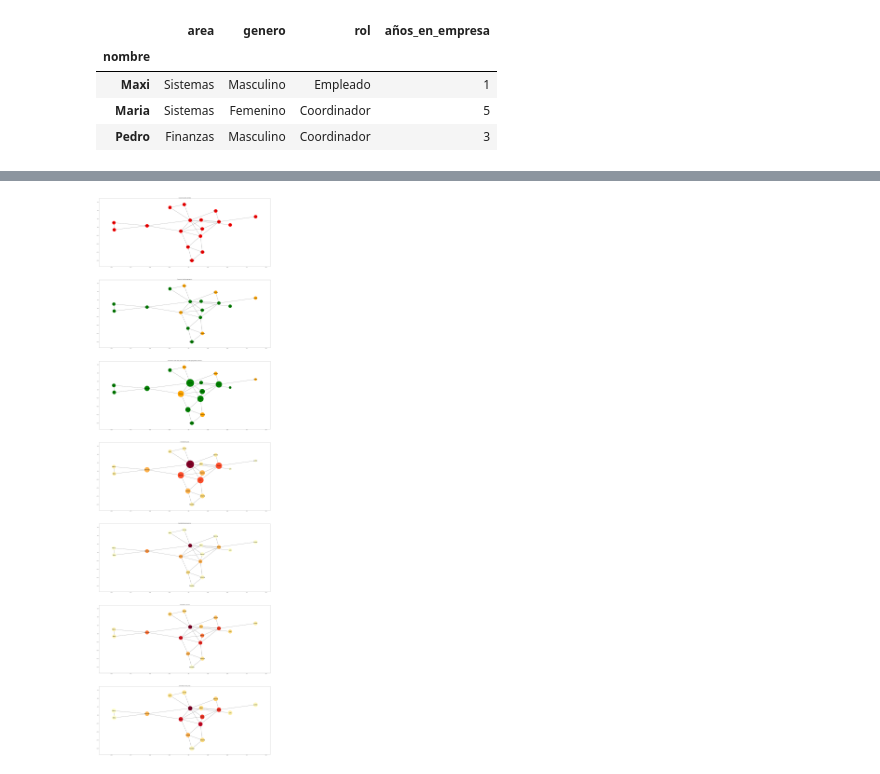
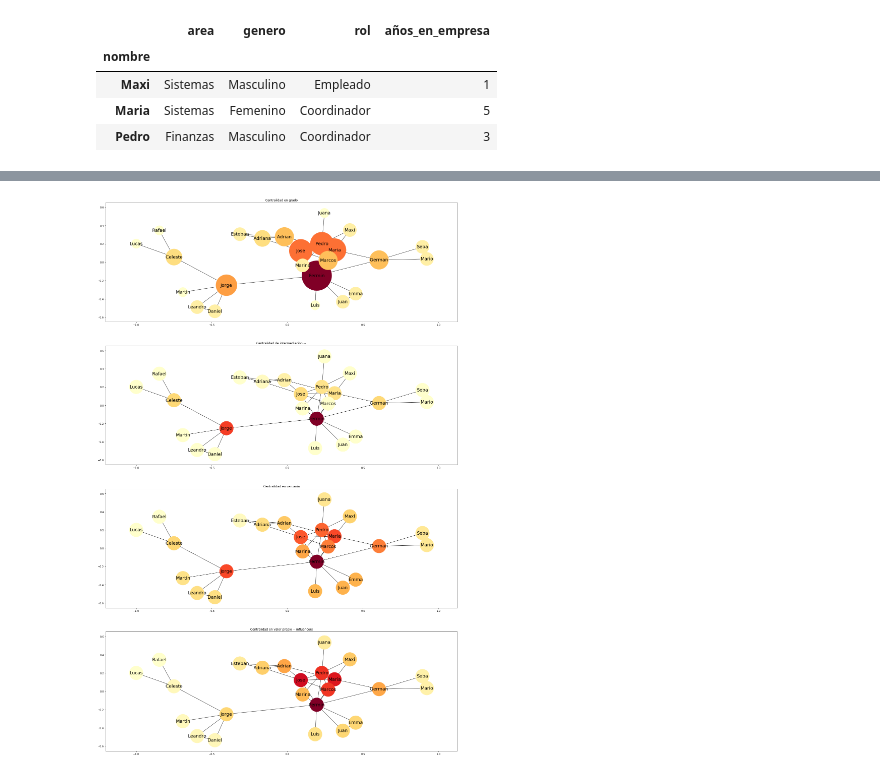
Before and after one commit to mlambolla/Network_Analysis, a Jupyter notebook: Demo/Network Analysis.ipynb, the cells around one changed output, grey strips where cells are left out. Cells and saved outputs as stored; diff of their text form; code cells hidden in the pictures.

```diff
--- a/Demo/Network Analysis.ipynb
+++ b/Demo/Network Analysis.ipynb
@@ -21,7 +21,9 @@ relaciones = [('Maxi','Maria'),('Pedro','Juana'),('Fermin','Juan'),('Fermin','Em
               ,('Marcos','Pedro'),('Marcos','Fermin'),('Marcos','Jose'),('Maria','Fermin')
               ,('Maria','German'),('Maria','Jose'),('Maria','Adrian'),('Pedro','Fermin')
               ,('Pedro','Jose'),('Pedro','Marina'),('Pedro','Maxi'),('Fermin','Marina')
-              ,('Fermin','Jose'),('Fermin','German')]
+              ,('Fermin','Jose'),('Fermin','German'),('Fermin','Jorge'),('Jorge','Martin')
+,('Jorge','Leandro'),('Jorge','Daniel'),('Daniel','Leandro')
+,('Jorge','Celeste'),('Celeste','Lucas'),('Celeste','Rafael')]
 # %%
 #agrego conexiones
 for node_a,node_b in relaciones:
@@ -87,32 +102,23 @@ nx.draw_networkx(graph, pos=pos, node_color= color_genero, node_size= degree_per
 # %%
 # AGREGO COLUMNAS DE GRAFICOS (sin color, y con color), PARA DIFERENCIARLOS, Y DEJO FIJO LOS NODOS.
 #dejo fijo los nodos
-pos = nx.layout.spring_layout(graph)
+#pos = nx.layout.spring_layout(graph)
 
-fig, ax = plt.subplots(7, 1, figsize=(45, 150))
+fig, ax = plt.subplots(4, 1, figsize=(25, 40))
 
 first_plot = ax[0]
 second_plot = ax[1]
 third_plot = ax[2]
 forth_plot = ax[3]
-fifth_plot = ax[4]
-sixth_plot = ax[5]
-seventh_plot = ax[6]
 
-ax[0].set_title('Conexiones simples de nodos')
-ax[1].set_title('Conexiones de nodos según género')
-ax[2].set_title('Conexiones de nodos según genéro y tamaño de nodo según grado de conexiones')
-ax[3].set_title('Centralidad en grado')
-ax[4].set_title('Centralidad de intermediación ')
-ax[5].set_title('Centralidad en cercania')
-ax[6].set_title('Centralidad en valor propio')
+ax[0].set_title('Centralidad en grado')
+ax[1].set_title('Centralidad de intermediación -- ')
+ax[2].set_title('Centralidad en cercania')
+ax[3].set_title('Centralidad en valor propio -- influencers')
 
-nx.draw_networkx(graph, pos=pos, ax = first_plot , node_size = 2500,font_color='k',font_size='18')
-nx.draw_networkx(graph, pos=pos, ax = second_plot, node_color= color_genero, node_size = 2300,font_color='k',font_size='18')
-nx.draw_networkx(graph, pos=pos, ax = third_plot, node_color= color_genero, node_size= degree_persons, node_shape='o',font_color='k',font_size='18')
-nx.draw_networkx(graph, pos=pos, ax = forth_plot, node_color= degree_cen_persons, cmap='YlOrRd' ,node_size= degree_persons, node_shape='o',font_color='k',font_size='18')
-nx.draw_networkx(graph, pos=pos, ax = fifth_plot, node_color= betweenness_centrality_arr , cmap='YlOrRd' , node_size = 3000, node_shape='o',font_color='k',font_size='18')
-nx.draw_networkx(graph, pos=pos, ax = sixth_plot, node_color= closeness_centrality_arr, cmap='YlOrRd' , node_size = 3000, node_shape='o',font_color='k',font_size='18')
-nx.draw_networkx(graph, pos=pos, ax = seventh_plot, node_color= eigenvector_centrality_arr, cmap='YlOrRd' , node_size = 4000, node_shape='o',font_color='k',font_size='18')
+nx.draw_networkx(graph, pos=pos, ax = first_plot, node_color= degree_persons, cmap='YlOrRd' ,node_size= degree_persons, node_shape='o',font_color='k',font_size='18')
+nx.draw_networkx(graph, pos=pos, ax = second_plot, node_color= betweenness_centrality_arr , cmap='YlOrRd' , node_size = 3000, node_shape='o',font_color='k',font_size='18')
+nx.draw_networkx(graph, pos=pos, ax = third_plot, node_color= closeness_centrality_arr, cmap='YlOrRd' , node_size = 3000, node_shape='o',font_color='k',font_size='18')
+nx.draw_networkx(graph, pos=pos, ax = forth_plot, node_color= eigenvector_centrality_arr, cmap='YlOrRd' , node_size = 3000, node_shape='o',font_color='k',font_size='18')
 # %% [output]
-[figure, old version]
+[figure, new version]
```
Also changed, not shown: parts of 5 cells of this notebook, 1 other file.
